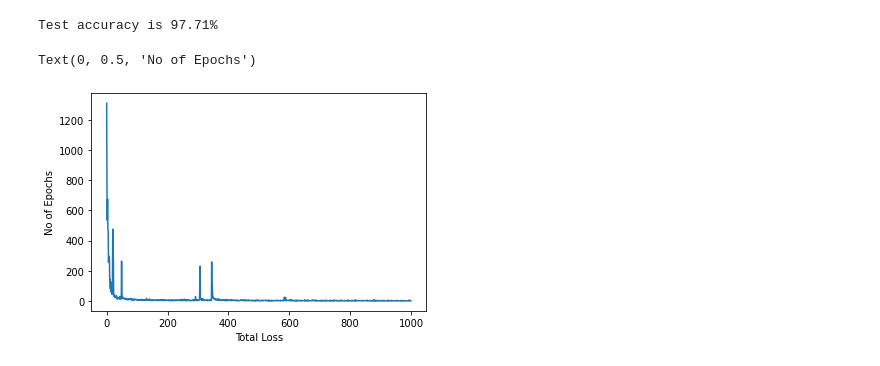
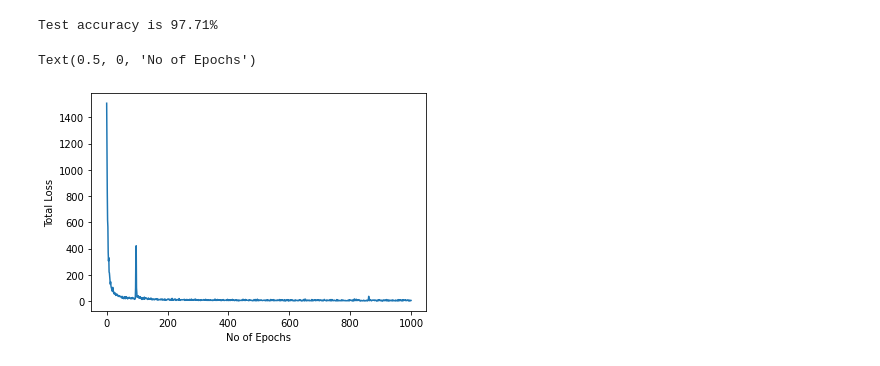
Before and after one commit to Saadman53/Thesis-Human-Activity-Recognition, a Jupyter notebook: Human_Action_Recognition_using_Sensor_Data.ipynb, the cells around one changed output. Cells and saved outputs as stored; diff of their text form; code cells hidden in the pictures.

```diff
--- a/Human_Action_Recognition_using_Sensor_Data.ipynb
+++ b/Human_Action_Recognition_using_Sensor_Data.ipynb
@@ -121,18 +336,19 @@ selected_features = FCBF(df, features, C)
+# %%
+scaler = MinMaxScaler()
+X_train = scaler.fit_transform(X_train)
+X_val = scaler.transform(X_val)
+X_test = scaler.transform(X_test)
 # %%
-scaler = MinMaxScaler()
-df[selected_features] = scaler.fit_transform(df[selected_features])
-X = df[selected_features]
-y = df['activity']
-X_train, X_test, y_train, y_test = train_test_split(X, y,test_size=0.3, random_state=42)
-
-X_train = torch.from_numpy(X_train.to_numpy().astype(np.float32))
-X_test = torch.from_numpy(X_test.to_numpy().astype(np.float32))
+X_train = torch.from_numpy(X_train.astype(np.float32))
+X_test = torch.from_numpy(X_test.astype(np.float32))
+X_val = torch.from_numpy(X_val.astype(np.float32))
 y_train =  torch.tensor(y_train.values.astype(np.float32))-1
 y_test =  torch.tensor(y_test.values.astype(np.float32))-1
+y_val =  torch.tensor(y_val.values.astype(np.float32))-1
 # %%
-class ANN(nn.Module):
+class DNN(nn.Module):
     def __init__(self,input_size,output_size):
-        super(ANN,self).__init__()
+        super(DNN,self).__init__()
         self.hidden1 = nn.Linear(input_size,128)
         self.hidden2 = nn.Linear(128,64)
         self.hidden3 = nn.Linear(64,32)
@@ -179,11 +395,13 @@ best_lr = None
 best_loss = 100000
 best_model = None
 best_train_loss = None
+best_val_loss = None
 for lr in [0.0005,0.001,0.003,0.005,0.01]:
   print(f"Learning rate: {lr}:")
-  net = ANN(input_size, output_size)
+  net = DNN(input_size, output_size)
   optimizer = torch.optim.SGD(net.parameters(), lr=lr)
   train_loss = []
+  val_loss = []
   for epoch in range(num_epochs):
     step = 1
     while(batch_size*step<=no_of_samples):
@@ -199,13 +417,16 @@ for lr in [0.0005,0.001,0.003,0.005,0.01]:
       optimizer.zero_grad()
       step = step+1
     train_loss.append(criterion( net(X_train),  torch.tensor(y_train, dtype=torch.long)).item())
+    val_loss.append(criterion( net(X_val),  torch.tensor(y_val, dtype=torch.long)).item())
       #appending the loss to the loss list
     if(epoch%100==0):
       print(f'epoch: {epoch}, loss = {train_loss[-1]}')
-  if(train_loss[-1]<=best_loss):
-    best_loss = train_loss[-1]
+  val_ls = sum(val_loss)/len(val_loss)
+  if(val_ls<=best_loss):
+    best_loss = val_ls
     best_lr = lr
     best_model = net
+    best_val_loss = val_loss
     best_train_loss = train_loss
 print(f"Best_lr:{best_lr}\nBest_loss:{best_loss}")
 # %% [output]
@@ -245,8 +465,8 @@ Test accuracy is 97.71%
 # %%
 import seaborn as sns
 sns.lineplot(range(1001),best_train_loss)
-plt.xlabel("Total Loss")
-plt.ylabel("No of Epochs")
+plt.ylabel("Total Loss")
+plt.xlabel("No of Epochs")
 # %% [output]
-Text(0, 0.5, 'No of Epochs')
+Text(0.5, 0, 'No of Epochs')
-[figure, old version]
+[figure, new version]
```
Also changed, not shown: parts of 12 cells of this notebook.
